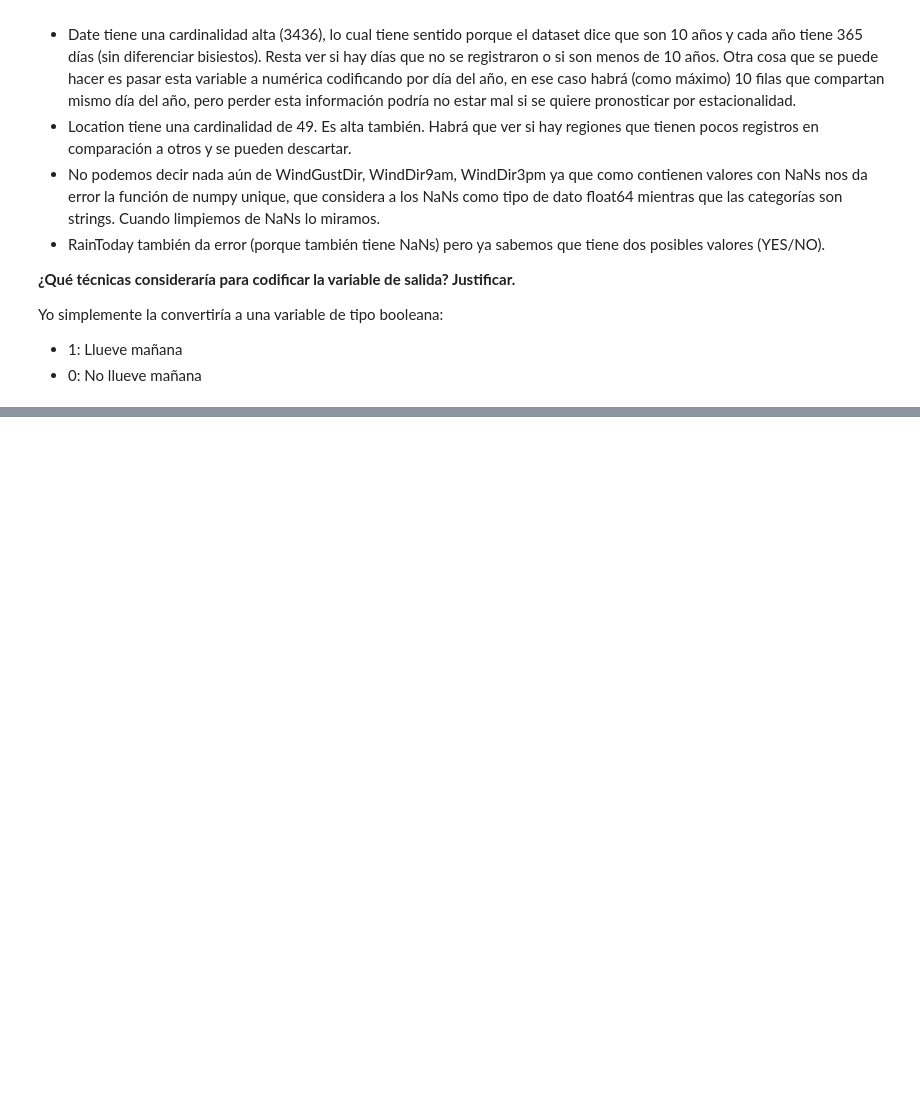
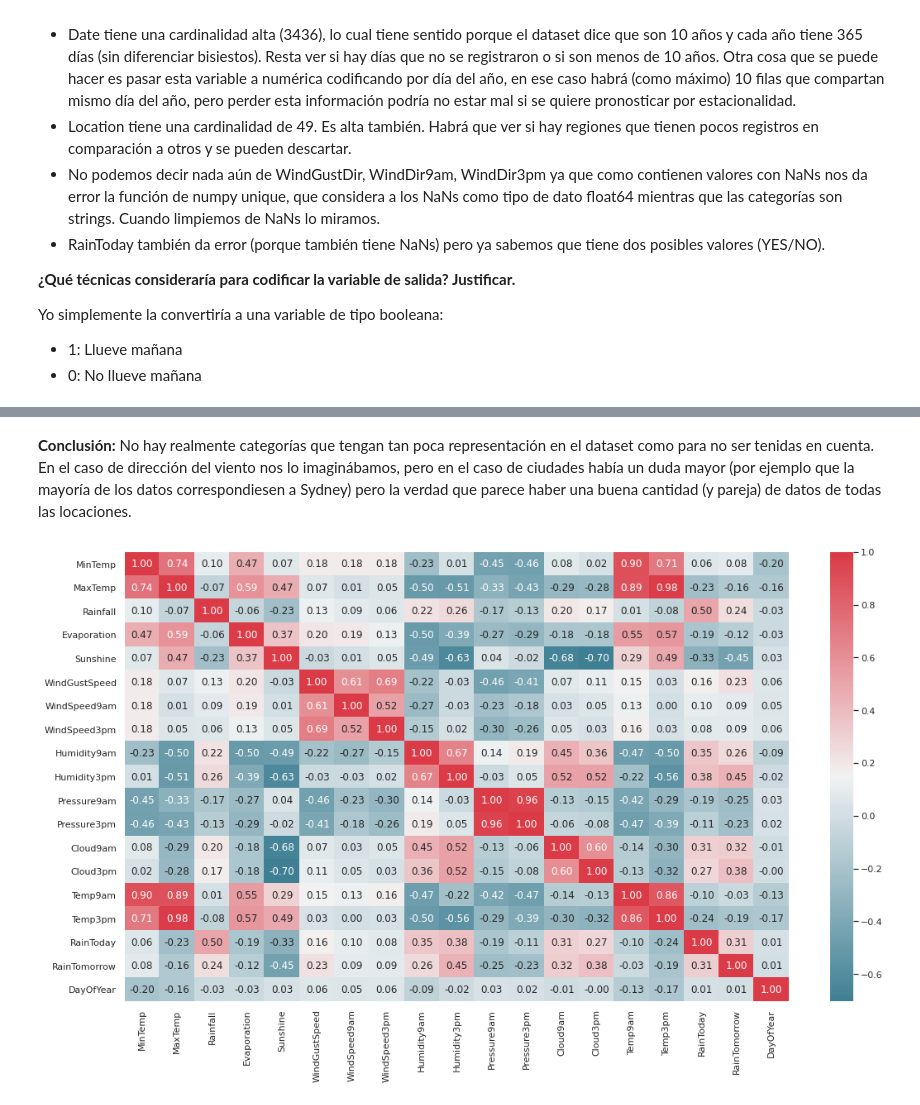
Before and after one commit to LaBruma/PosgradoAI, a Jupyter notebook: TP_Integrador_Análisis_de_datos_Brumovsky.ipynb, the cells around one changed output, grey strips where cells are left out. Cells and saved outputs as stored; diff of their text form; code cells hidden in the pictures; blank space fills up the shorter version.

```diff
--- a/TP_Integrador_Análisis_de_datos_Brumovsky.ipynb
+++ b/TP_Integrador_Análisis_de_datos_Brumovsky.ipynb
@@ -236,0 +396,11 @@ Yo simplemente la convertiría a una variable de tipo booleana:
+# %% [markdown]
+**Conclusión:** No hay realmente categorías que tengan tan poca representación en el dataset como para no ser tenidas en cuenta. En el caso de dirección del viento nos lo imaginábamos, pero en el caso de ciudades había un duda mayor (por ejemplo que la mayoría de los datos correspondiesen a Sydney) pero la verdad que parece haber una buena cantidad (y pareja) de datos de todas las locaciones.
+# %%
+# Matriz de correlación
+#======================
+fig, ax1 = plt.subplots(1, figsize=(18, 10))
+corr = dataset.corr()
+sns.heatmap(corr, cmap=sns.diverging_palette(220, 10, as_cmap=True), annot=True, fmt=".2f")
+sns.set(font_scale=1.5)
+# %% [output]
+[figure, added]
```
Also changed, not shown: parts of 27 cells of this notebook.
